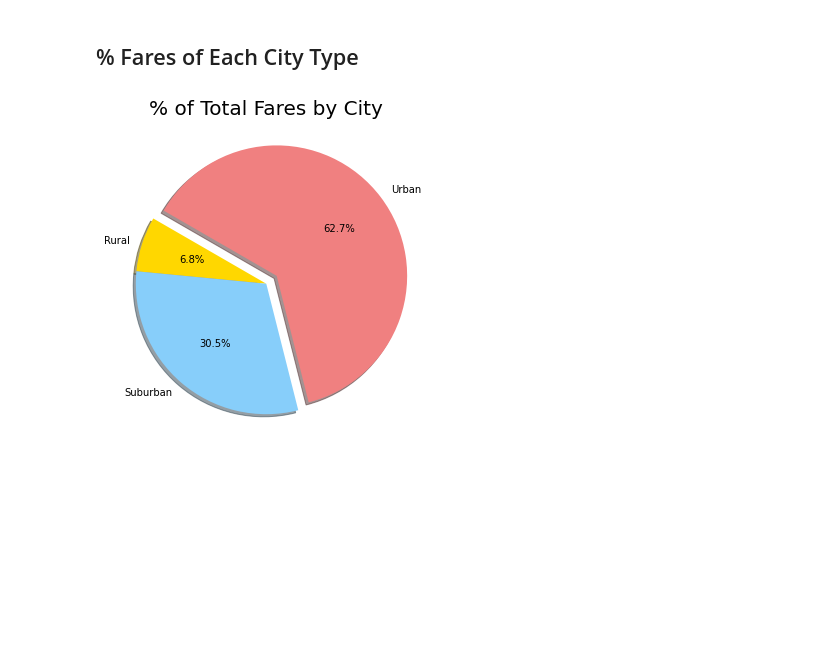
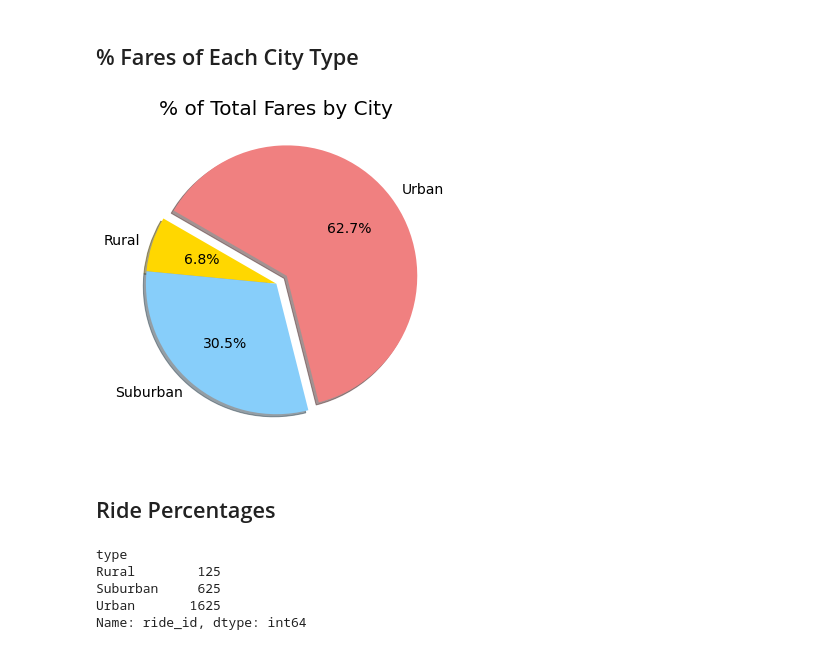
Before and after one commit to mannyinwang/PyBer_Analysis, a Jupyter notebook: PyBer.ipynb, the cells around one changed output. Cells and saved outputs as stored; diff of their text form; code cells hidden in the pictures; blank space fills up the shorter version.

```diff
--- a/PyBer.ipynb
+++ b/PyBer.ipynb
@@ -483,11 +483,26 @@ city_fares_labels = ['Rural', 'Suburban', 'Urban']
 explode = (0,0,0.1)
 # %%
 fig, ax = plt.subplots(figsize=(10,6))
-ax.pie(city_fares, labels=city_fares_labels,explode=explode, startangle=150, autopct='%1.1f%%', shadow=True,
+ax.pie(city_fares,
+       labels=city_fares_labels,
+       explode=explode,
+       startangle=150,
+       autopct='%1.1f%%', shadow=True,
        colors=["gold", "lightskyblue", "lightcoral"])
 ax.set_title('% of Total Fares by City', fontsize=20)
 mpl.rcParams['font.size'] = 14
 plt.savefig('analysis/Fig5.png')
 plt.show()
 # %% [output]
-[figure, old version]
+[figure, new version]
+# %% [markdown]
+## Ride Percentages
+# %%
+urban_total_rides = pyber_data_df.groupby(['type'])['ride_id'].count()
+urban_total_rides
+# %% [output]
+type
+Rural        125
+Suburban     625
+Urban       1625
+Name: ride_id, dtype: int64
```
Also changed, not shown: parts of 1 cell of this notebook, 2 other files.
